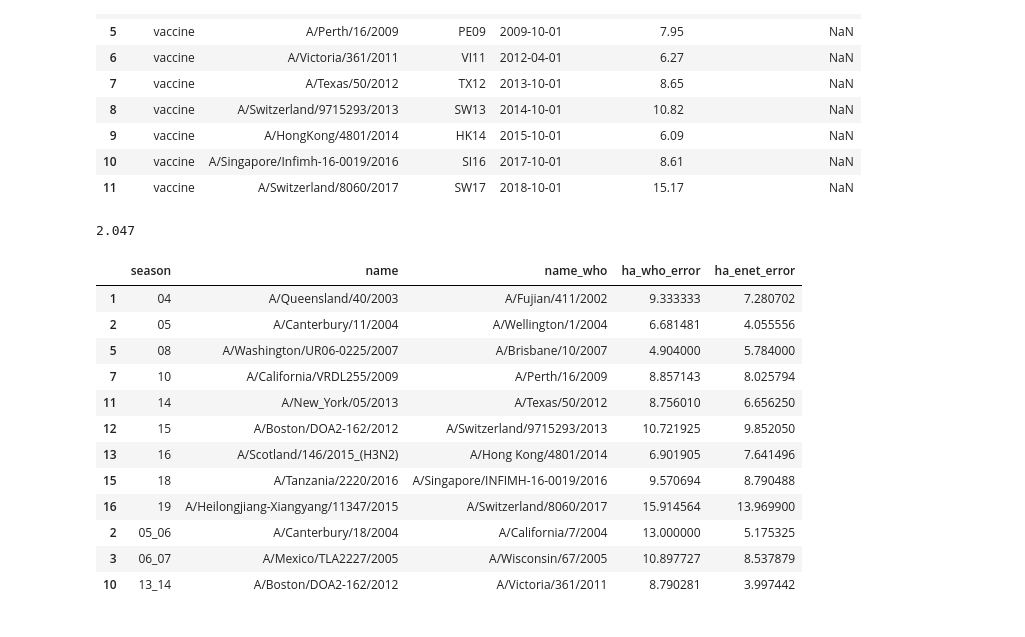
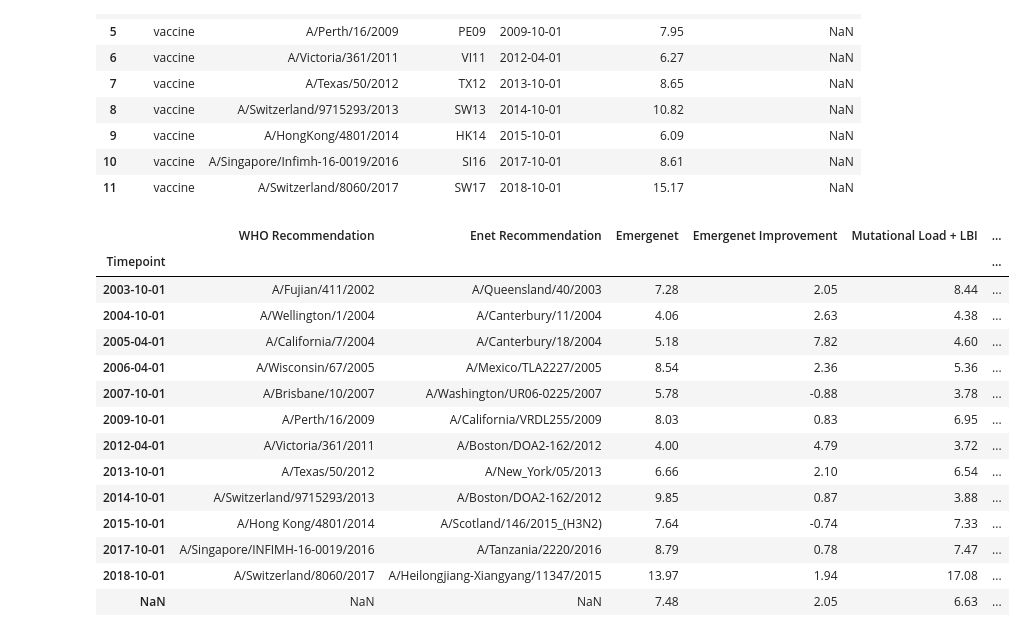
Before and after one commit to zeroknowledgediscovery/emergenet, a Jupyter notebook: paper_data_v3/enet_predictions/enet_who_comparison.ipynb, the cells around one changed output. Drawn from its saved outputs; the diff is of its cells as text; code cells hidden in the pictures.

```diff
--- a/paper_data_v3/enet_predictions/enet_who_comparison.ipynb
+++ b/paper_data_v3/enet_predictions/enet_who_comparison.ipynb
@@ -348,23 +349,44 @@ HI: -2.333
 # %%
 south = pd.read_csv(OUT_DIR + 'south_h3n2_single_cluster.csv', converters={'season': str})[['season','name','name_who','ha_who_error','ha_enet_error']].iloc[[1,2,5,7,11,12,13,15,16]]
 north = pd.read_csv(OUT_DIR + 'north_h3n2_single_cluster.csv', converters={'season': str})[['season','name','name_who','ha_who_error','ha_enet_error']].iloc[[2,3,10]]
+enet = south.append(north)
 
-enet = np.sum(south['ha_who_error'] - south['ha_enet_error']) + np.sum(north['ha_who_error'] - north['ha_enet_error'])
+new_order = np.array([1, 2, 10, 11, 3, 4, 12, 5, 6, 7, 8, 9])
+enet = enet.iloc[new_order - 1].reset_index(drop=True)
+enet['enet_improvement'] = enet['ha_who_error'] - enet['ha_enet_error']
 
-print(round(enet/12, 3))
-south.append(north)
+# Make table for paper
+enet['Timepoint'] = huddleston[:12]['timepoint']
+enet['Mutational Load + LBI'] = huddleston[36:48]['distance_to_future'].values
+enet['Mutational Load + LBI Improvement'] = -huddleston[36:48]['relative_distance_to_future'].values
+enet['HI + Mutational Load'] = huddleston[48:60]['distance_to_future'].values
+enet['HI + Mutational Load Improvement'] = -huddleston[48:60]['relative_distance_to_future'].values
+enet = enet.rename(columns={'name_who':'WHO Recommendation',
+                            'name':'Enet Recommendation',
+                            'ha_enet_error':'Emergenet',
+                            'enet_improvement':'Emergenet Improvement'})
+enet = enet[['Timepoint', 'WHO Recommendation', 'Enet Recommendation',
+             'Emergenet', 'Emergenet Improvement',
+             'Mutational Load + LBI', 'Mutational Load + LBI Improvement',
+             'HI + Mutational Load', 'HI + Mutational Load Improvement']].round(2)
+enet = enet.append(enet.mean(), ignore_index=True).round(2)
+enet.to_csv(OUT_DIR+'huddleston_comparison.csv', index=False)
+enet = enet.set_index('Timepoint')
+textable(enet, tabname = 'tables/huddleston_comparison.tex', FORMAT='%1.2f')
+enet
 # %% [output]
-2.047
-|  | season | name | name_who | ha_who_error | ha_enet_error |
-| 1 | 04 | A/Queensland/40/2003 | A/Fujian/411/2002 | 9.333333 | 7.280702 |
-| 2 | 05 | A/Canterbury/11/2004 | A/Wellington/1/2004 | 6.681481 | 4.055556 |
-| 5 | 08 | A/Washington/UR06-0225/2007 | A/Brisbane/10/2007 | 4.904000 | 5.784000 |
-| 7 | 10 | A/California/VRDL255/2009 | A/Perth/16/2009 | 8.857143 | 8.025794 |
-| 11 | 14 | A/New_York/05/2013 | A/Texas/50/2012 | 8.756010 | 6.656250 |
-| 12 | 15 | A/Boston/DOA2-162/2012 | A/Switzerland/9715293/2013 | 10.721925 | 9.852050 |
-| 13 | 16 | A/Scotland/146/2015_(H3N2) | A/Hong Kong/4801/2014 | 6.901905 | 7.641496 |
-| 15 | 18 | A/Tanzania/2220/2016 | A/Singapore/INFIMH-16-0019/2016 | 9.570694 | 8.790488 |
-| 16 | 19 | A/Heilongjiang-Xiangyang/11347/2015 | A/Switzerland/8060/2017 | 15.914564 | 13.969900 |
-| 2 | 05_06 | A/Canterbury/18/2004 | A/California/7/2004 | 13.000000 | 5.175325 |
-| 3 | 06_07 | A/Mexico/TLA2227/2005 | A/Wisconsin/67/2005 | 10.897727 | 8.537879 |
-| 10 | 13_14 | A/Boston/DOA2-162/2012 | A/Victoria/361/2011 | 8.790281 | 3.997442 |
+|  | WHO Recommendation | Enet Recommendation | Emergenet | Emergenet Improvement | Mutational Load + LBI | ... |
+| Timepoint |  |  |  |  |  | ... |
+| 2003-10-01 | A/Fujian/411/2002 | A/Queensland/40/2003 | 7.28 | 2.05 | 8.44 | ... |
+| 2004-10-01 | A/Wellington/1/2004 | A/Canterbury/11/2004 | 4.06 | 2.63 | 4.38 | ... |
+| 2005-04-01 | A/California/7/2004 | A/Canterbury/18/2004 | 5.18 | 7.82 | 4.60 | ... |
+| 2006-04-01 | A/Wisconsin/67/2005 | A/Mexico/TLA2227/2005 | 8.54 | 2.36 | 5.36 | ... |
+| 2007-10-01 | A/Brisbane/10/2007 | A/Washington/UR06-0225/2007 | 5.78 | -0.88 | 3.78 | ... |
+| 2009-10-01 | A/Perth/16/2009 | A/California/VRDL255/2009 | 8.03 | 0.83 | 6.95 | ... |
+| 2012-04-01 | A/Victoria/361/2011 | A/Boston/DOA2-162/2012 | 4.00 | 4.79 | 3.72 | ... |
+| 2013-10-01 | A/Texas/50/2012 | A/New_York/05/2013 | 6.66 | 2.10 | 6.54 | ... |
+| 2014-10-01 | A/Switzerland/9715293/2013 | A/Boston/DOA2-162/2012 | 9.85 | 0.87 | 3.88 | ... |
+| 2015-10-01 | A/Hong Kong/4801/2014 | A/Scotland/146/2015_(H3N2) | 7.64 | -0.74 | 7.33 | ... |
+| 2017-10-01 | A/Singapore/INFIMH-16-0019/2016 | A/Tanzania/2220/2016 | 8.79 | 0.78 | 7.47 | ... |
+| 2018-10-01 | A/Switzerland/8060/2017 | A/Heilongjiang-Xiangyang/11347/2015 | 13.97 | 1.94 | 17.08 | ... |
+| NaN | NaN | NaN | 7.48 | 2.05 | 6.63 | ... |
```
Also changed, not shown: parts of 1 cell of this notebook, 4 other files.
